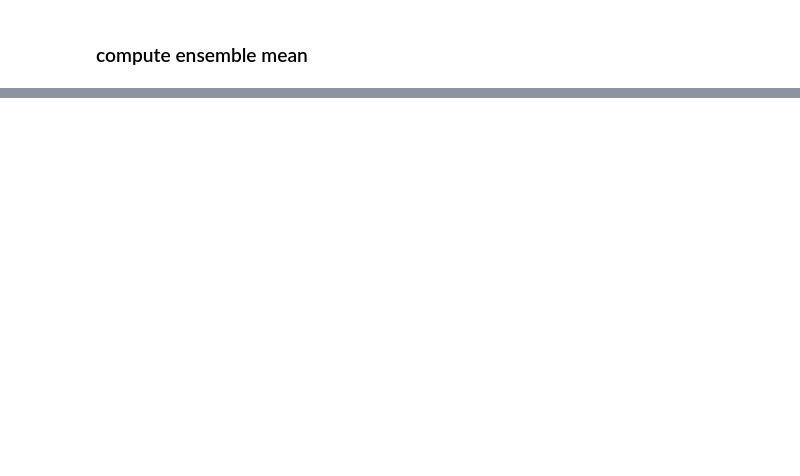
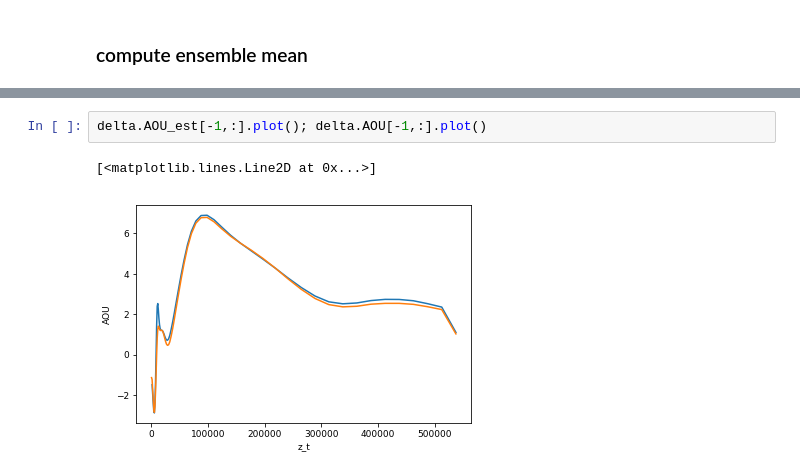
Before and after one commit to matt-long/iucn-deoxygenation-report, a Jupyter notebook: plot_cesm_global_profile.ipynb, the cells around one changed output, grey strips where cells are left out. Drawn from its saved outputs; the diff is of its cells as text; blank space fills up the shorter version.

```diff
--- a/plot_cesm_global_profile.ipynb
+++ b/plot_cesm_global_profile.ipynb
@@ -127,3 +186,8 @@ AttributeError: 'Dataset' object has no attribute 'OUR'
+# %%
+delta.AOU_est[-1,:].plot(); delta.AOU[-1,:].plot()
+# %% [output]
+[<matplotlib.lines.Line2D at 0x...>]
+[figure, added]
 # %%
 plot_name = os.path.join(diro['fig'],'cesm_o2_change_profile.pdf')
 
```
Also changed, not shown: parts of 14 cells of this notebook, 2 other files.
